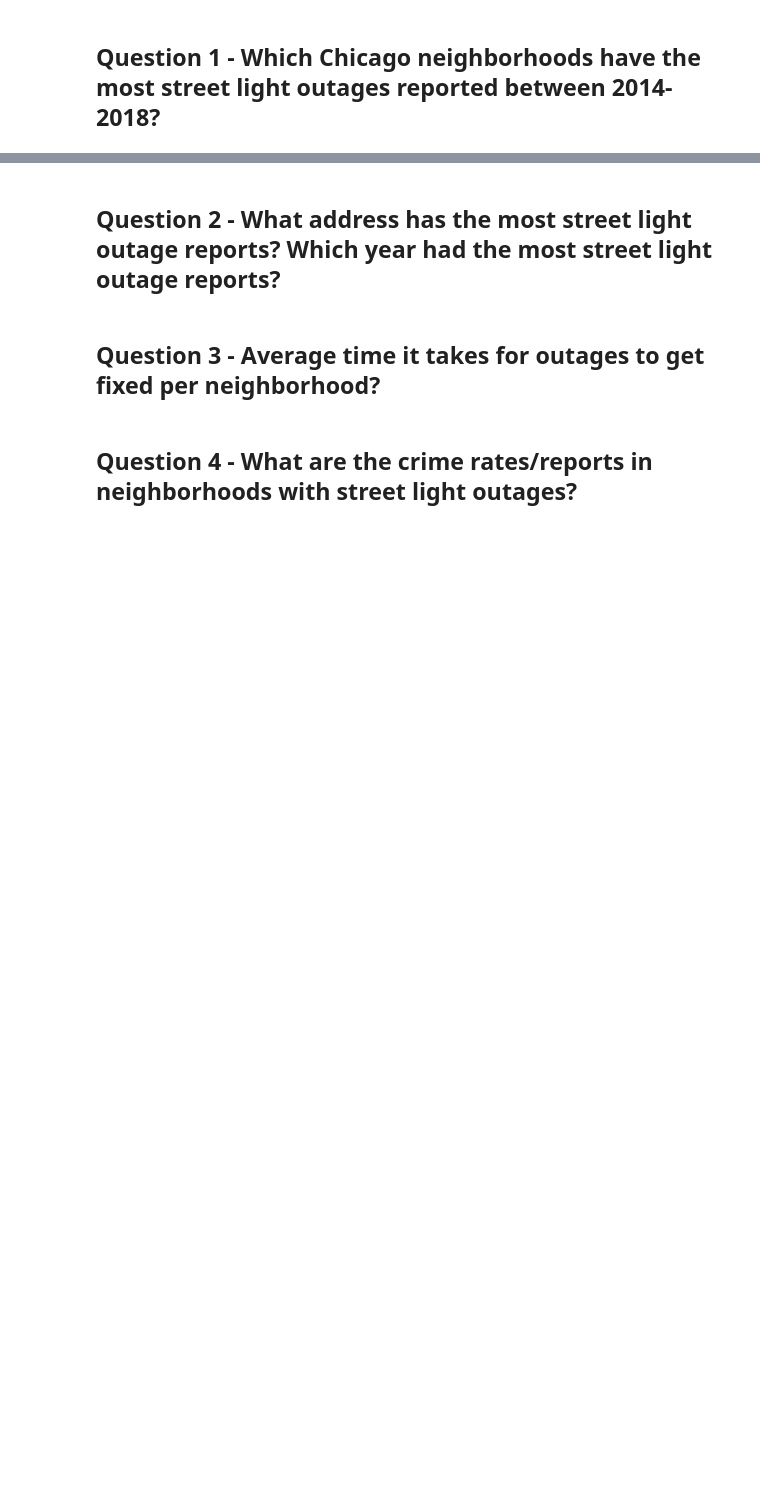
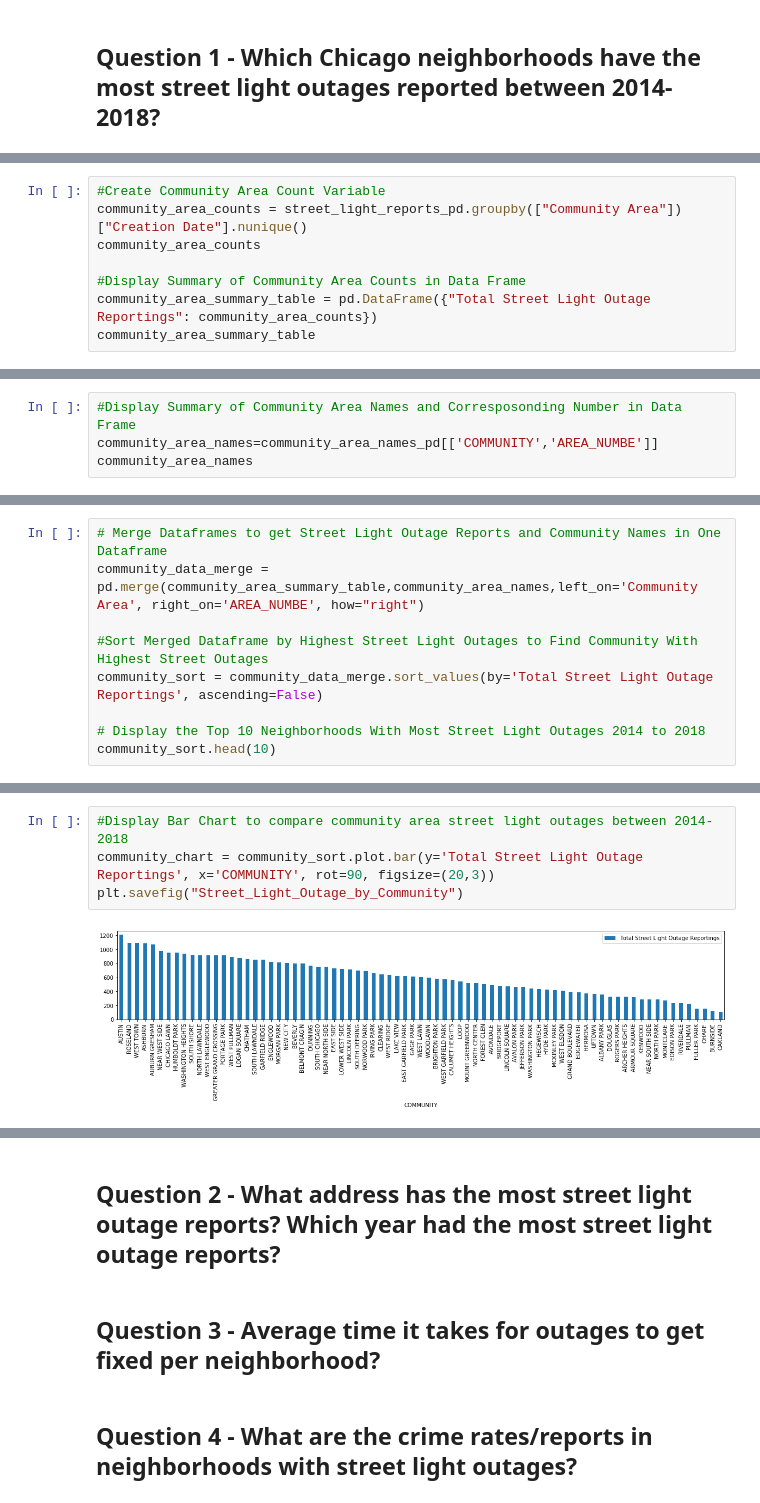
Before and after one commit to abejones26/Street-Lights, a Jupyter notebook: street-light-outages-crime-analysis.ipynb, the cells around one changed output, grey strips where cells are left out. Saved outputs shown, nothing was run; the diff lists cells and outputs as text; blank space fills up the shorter version.

Commit message:
Merge Q1 Code to Final Analysis File

```diff
--- a/street-light-outages-crime-analysis.ipynb
+++ b/street-light-outages-crime-analysis.ipynb
@@ -77,0 +90,8 @@ del street_light_reports_pd["Ward", "Police District"]
+# %%
+#Create Community Area Count Variable
+community_area_counts = street_light_reports_pd.groupby(["Community Area"])["Creation Date"].nunique()
+community_area_counts
+
+#Display Summary of Community Area Counts in Data Frame
+community_area_summary_table = pd.DataFrame({"Total Street Light Outage Reportings": community_area_counts})
+community_area_summary_table
@@ -77,0 +113,4 @@ del street_light_reports_pd["Ward", "Police District"]
+# %%
+#Display Summary of Community Area Names and Corresposonding Number in Data Frame
+community_area_names=community_area_names_pd[['COMMUNITY','AREA_NUMBE']]
+community_area_names
@@ -77,0 +131,9 @@ del street_light_reports_pd["Ward", "Police District"]
+# %%
+# Merge Dataframes to get Street Light Outage Reports and Community Names in One Dataframe
+community_data_merge = pd.merge(community_area_summary_table,community_area_names,left_on='Community Area', right_on='AREA_NUMBE', how="right")
+
+#Sort Merged Dataframe by Highest Street Light Outages to Find Community With Highest Street Outages
+community_sort = community_data_merge.sort_values(by='Total Street Light Outage Reportings', ascending=False)
+
+# Display the Top 10 Neighborhoods With Most Street Light Outages 2014 to 2018
+community_sort.head(10)
@@ -77,0 +152,6 @@ del street_light_reports_pd["Ward", "Police District"]
+# %%
+#Display Bar Chart to compare community area street light outages between 2014-2018
+community_chart = community_sort.plot.bar(y='Total Street Light Outage Reportings', x='COMMUNITY', rot=90, figsize=(20,3))
+plt.savefig("Street_Light_Outage_by_Community")
+# %% [output]
+[figure, added]
```
Also changed, not shown: parts of 11 cells of this notebook.
